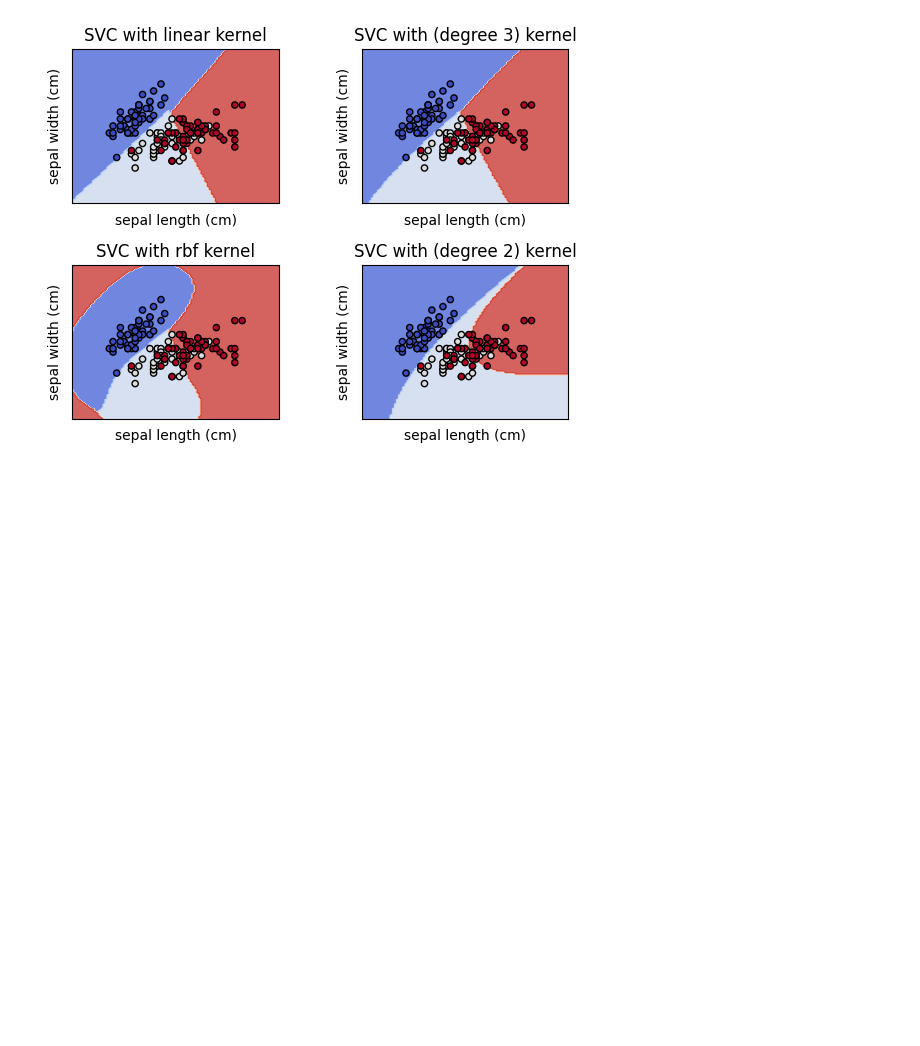
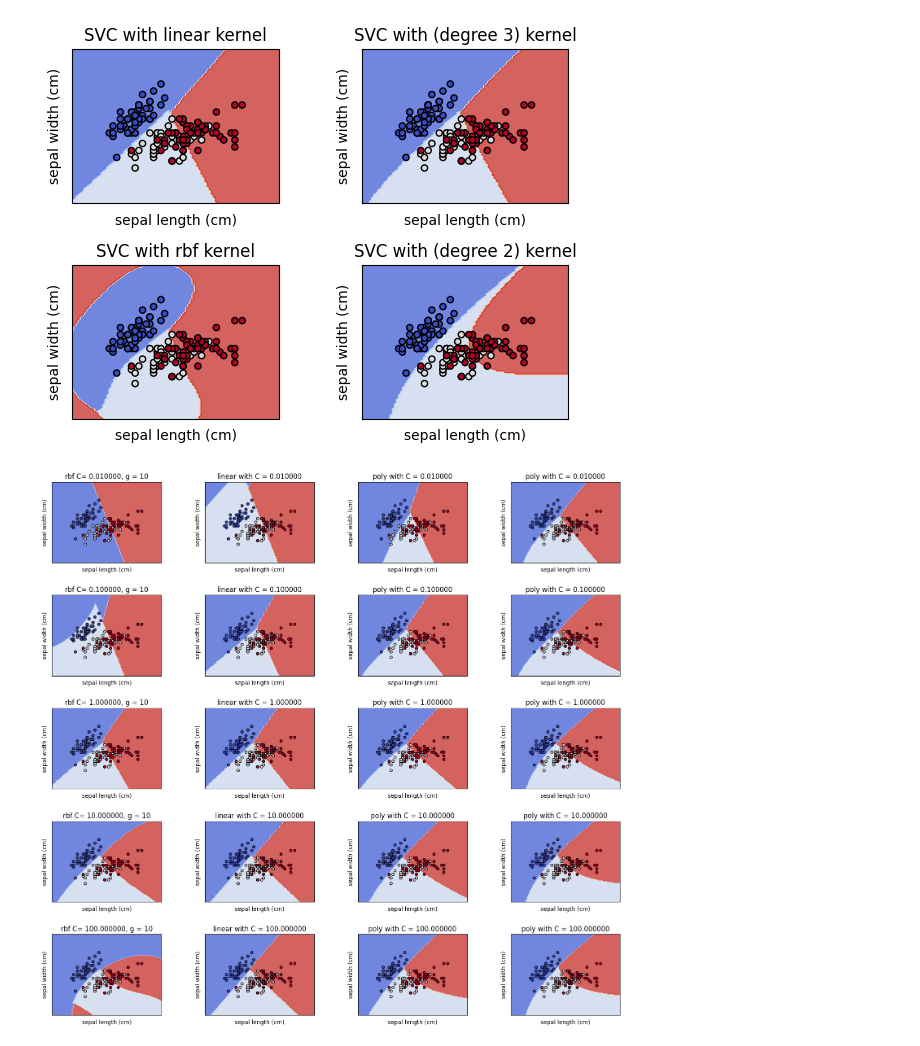
Before and after one commit to kartiksrinivas007/CS3390-Machine-Learning, a Jupyter notebook: Programs/A5-programs/Problem-3.ipynb, the cells around one changed output. Saved outputs shown, nothing was run; the diff lists cells and outputs as text; code cells hidden in the pictures; blank space fills up the shorter version.

Commit message:
Kernelized SVM Added

```diff
--- a/Programs/A5-programs/Problem-3.ipynb
+++ b/Programs/A5-programs/Problem-3.ipynb
@@ -123,3 +128,40 @@ for clf, title, ax in zip(models, titles, sub.flatten()):
 plt.show()
 # %% [output]
 [figure]
+# %%
+C_vals = [0.01, 0.1, 1, 10, 100]
+fig, sub = plt.subplots(5, 4, figsize=(18, 17))
+models = []
+titles = []
+plt.subplots_adjust(wspace=0.4, hspace=0.4)
+for C in C_vals:
+    models.append(svm.SVC(kernel="rbf", gamma=0.1, C=C).fit(X_train, y_train))
+    titles.append("rbf C= %f, g = 10" % C)
+    models.append(svm.SVC(kernel="linear", C=C).fit(X_train, y_train))
+    titles.append("linear with C = %f" % C)
+    models.append(svm.SVC(kernel="poly", degree=2, C=C).fit(X_train, y_train))
+    titles.append("poly with C = %f" % C)
+    models.append(svm.SVC(kernel="poly", degree=3, C=C).fit(X_train, y_train))
+    titles.append("poly with C = %f" % C)
+
+X0, X1 = X[:, 0], X[:, 1]
+
+for clf, title, ax in zip(models, titles, sub.flatten()):
+    disp = DecisionBoundaryDisplay.from_estimator(
+        clf,
+        X,
+        response_method="predict",
+        cmap=plt.cm.coolwarm,
+        alpha=0.8,
+        ax=ax,
+        xlabel=iris.feature_names[0],
+        ylabel=iris.feature_names[1],
+    )
+    ax.scatter(X0, X1, c=y, cmap=plt.cm.coolwarm, s=20, edgecolors="k")
+    ax.set_xticks(())
+    ax.set_yticks(())
+    ax.set_title(title)
+
+plt.show()
+# %% [output]
+[figure, added]
```
Also changed, not shown: parts of 2 cells of this notebook, 2 other files.
